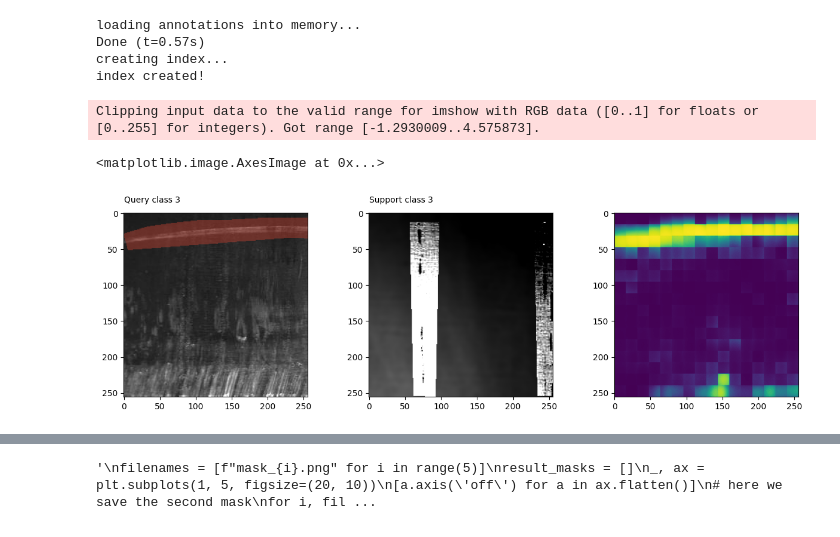
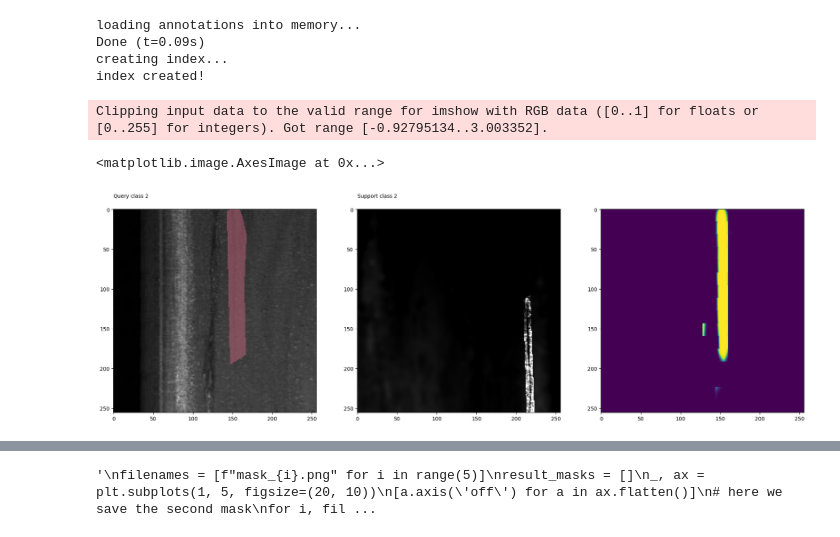
Before and after one commit to EnolAyo/clipseg, a Jupyter notebook: enol/segmentation_v2.ipynb, the cells around one changed output, grey strips where cells are left out. Saved outputs shown, nothing was run; the diff lists cells and outputs as text; code cells hidden in the pictures.

```diff
--- a/enol/segmentation_v2.ipynb
+++ b/enol/segmentation_v2.ipynb
@@ -10,12 +10,17 @@ import pycocotools.mask as mask_util
 import os
 from datasets.utils import blend_image_segmentation
 from third_party.Severstal.severstal_coco import DatasetCOCO
+import numpy as np
 
 # load model
 model = CLIPDensePredT(version='ViT-B/16', reduce_dim=64)
 model.eval();
-weights = '/home/eas/Enol/pycharm_projects/clipseg/logs/rd64-7K-vit16-cbh-coco-enol/weights.pth'
-COCO_CLASSES = {1: 'crazing', 2: 'rolled-in scale', 3: 'scratch', 4: 'inclusion', 5: 'steel plate'}
+weights = '/home/eas/Enol/pycharm_projects/clipseg/logs/rd64-7K-vit16-cbh-coco-enol-5classes/weights.pth'
+COCO_CLASSES = {1: 'network of fine, hairline cracks or fissures on the surface of the steel',
+                2: 'scale—oxides embedded into the steel plate',
+                3: 'shallow, narrow grooves or lines on the surface of the steel',
+                4: 'impurity or foreign material embedded within the steel matrix',
+                5: 'defects on a steel plate'}
 # non-strict, because we only stored decoder weights (not CLIP weights)
 model.load_state_dict(torch.load(weights, map_location=torch.device('cpu')), strict=False);
 transform = transforms.Compose([
@@ -25,56 +30,53 @@ transform = transforms.Compose([
 ])
 # %%
 data_path = '/home/eas/Enol/pycharm_projects/clipseg/third_party/Severstal/train_subimages'
-coco_dataset = DatasetCOCO(data_path, transform, 'val', 3, True)
-coco = coco_dataset.img_metadata
-val_ids = coco_dataset.val_ids
-metadata = coco.loadAnns(ids=val_ids)
-query = random.choice(metadata)
-support_class = 5
-while support_class == 5:
-    support = random.choice(metadata)
-    support_class = support['category_id']
+coco_dataset = DatasetCOCO(data_path, transform, 'val', True)
+metadata = coco_dataset.img_metadata
+query_class = 2
+query_id = random.choice(coco_dataset.ids_by_class[query_class])
+query = metadata.loadAnns(ids=query_id)[0]
 query_image = Image.open(os.path.join(data_path, query['image_id']))
-query_class = query['category_id']
-label = COCO_CLASSES[query_class]
-ann_id = query['id']
-binary_mask = mask_util.decode(query['segmentation'])
+query_label = COCO_CLASSES[query_class]
+query_mask = mask_util.decode(query['segmentation'])
+
+
+support_class = 2
+support_id = random.choice(coco_dataset.ids_by_class[support_class])
+support = metadata.loadAnns(ids=support_id)[0]
 support_image = Image.open(os.path.join(data_path, support['image_id']))
-support_binary_mask = mask_util.decode(support['segmentation'])
-annIds = query['id']
-anns = coco.loadAnns(annIds)
+support_label = COCO_CLASSES[support_class]
+support_mask = mask_util.decode(support['segmentation'])
 # %% [output]
 loading annotations into memory...
-Done (t=0.57s)
+Done (t=0.09s)
 creating index...
 index created!
 # %%
-
 q = transform(query_image).unsqueeze(0)
 s = transform(support_image)
 
-s_blend = blend_image_segmentation(s, support_binary_mask, mode='blur3_highlight01', image_size=256)
+s_blend = blend_image_segmentation(s, support_mask, mode='blur3_highlight01', image_size=256)
 s_tensor = torch.Tensor(s_blend[0]).unsqueeze(0)
 # %%
-text_cond = model.compute_conditional([label])
+text_cond = model.compute_conditional([support_label])
 visual_s_cond, _, _ = model.visual_forward(s_tensor)
-text_weights = 0
+text_weights = 0.5
 cond = text_cond * text_weights + visual_s_cond * (1 - text_weights)
 # %%
-
+anns = metadata.loadAnns(ids=query_id)
 # predict
 with torch.no_grad():
-    preds = model(q, cond)[0]
+    preds = model(q, cond)[0].squeeze(0).squeeze(0)
 # visualize prediction
-_, ax = plt.subplots(1, 3, figsize=(15, 4))
+_, ax = plt.subplots(1, 3, figsize=(24, 8))
 ax[0].imshow(query_image)
 plt.sca(ax[0])
-coco.showAnns(anns, draw_bbox=False)
+metadata.showAnns(anns, draw_bbox=False)
 ax[0].text(0, -15, f'Query class {query_class}')
 ax[1].imshow(s_blend[0].transpose(1,2,0))
 ax[1].text(0, -15, f'Support class {support_class}')
-ax[2].imshow(torch.sigmoid(preds[0][0]))
+ax[2].imshow(torch.sigmoid(preds))
 # %% [output]
-Clipping input data to the valid range for imshow with RGB data ([0..1] for floats or [0..255] for integers). Got range [-1.2930009..4.575873].
+Clipping input data to the valid range for imshow with RGB data ([0..1] for floats or [0..255] for integers). Got range [-0.92795134..3.003352].
 <matplotlib.image.AxesImage at 0x...>
-[figure, old version]
+[figure, new version]
```
Also changed, not shown: parts of 8 cells of this notebook, 7 other files.
